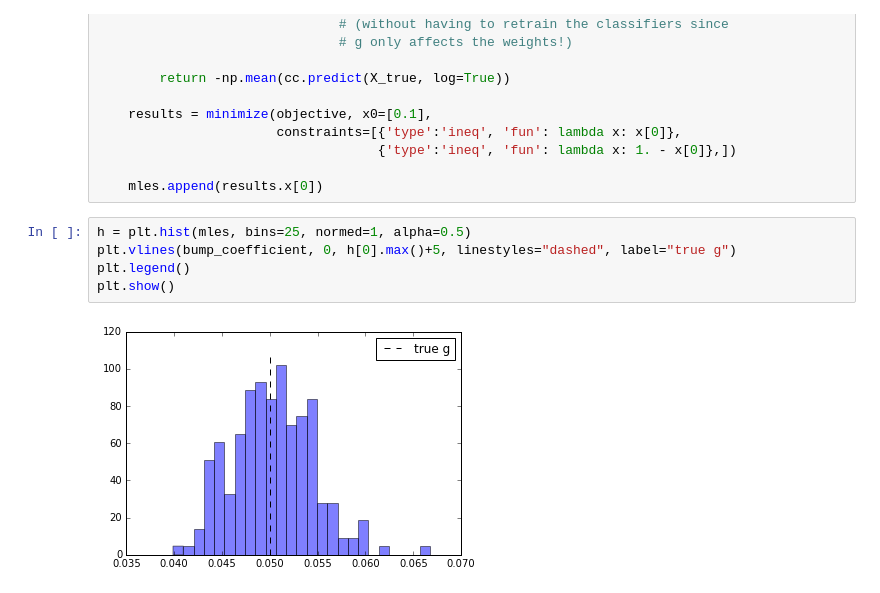
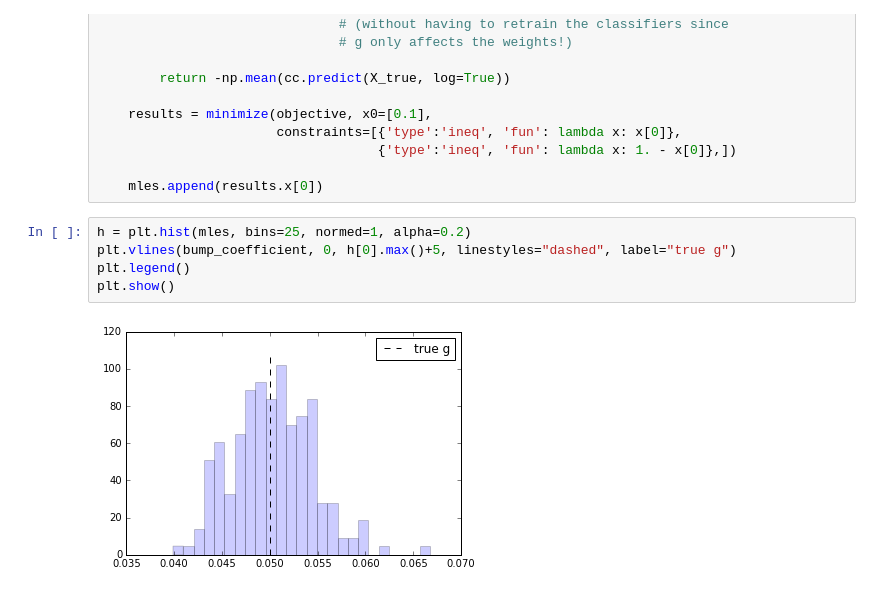
Before and after one commit to diana-hep/carl, a Jupyter notebook: examples/Approximating likelihood ratios with calibrated classifiers.ipynb, the cells around one changed output. Drawn from its saved outputs; the diff is of its cells as text.

```diff
--- a/examples/Approximating likelihood ratios with calibrated classifiers.ipynb
+++ b/examples/Approximating likelihood ratios with calibrated classifiers.ipynb
@@ -146,9 +138,9 @@ for i in range(n_trials):
 
     mles.append(results.x[0])
 # %%
-h = plt.hist(mles, bins=25, normed=1, alpha=0.5)
+h = plt.hist(mles, bins=25, normed=1, alpha=0.2)
 plt.vlines(bump_coefficient, 0, h[0].max()+5, linestyles="dashed", label="true g")
 plt.legend()
 plt.show()
 # %% [output]
-[figure, old version]
+[figure, new version]
```
Also changed, not shown: parts of 2 cells of this notebook, 1 other file.
